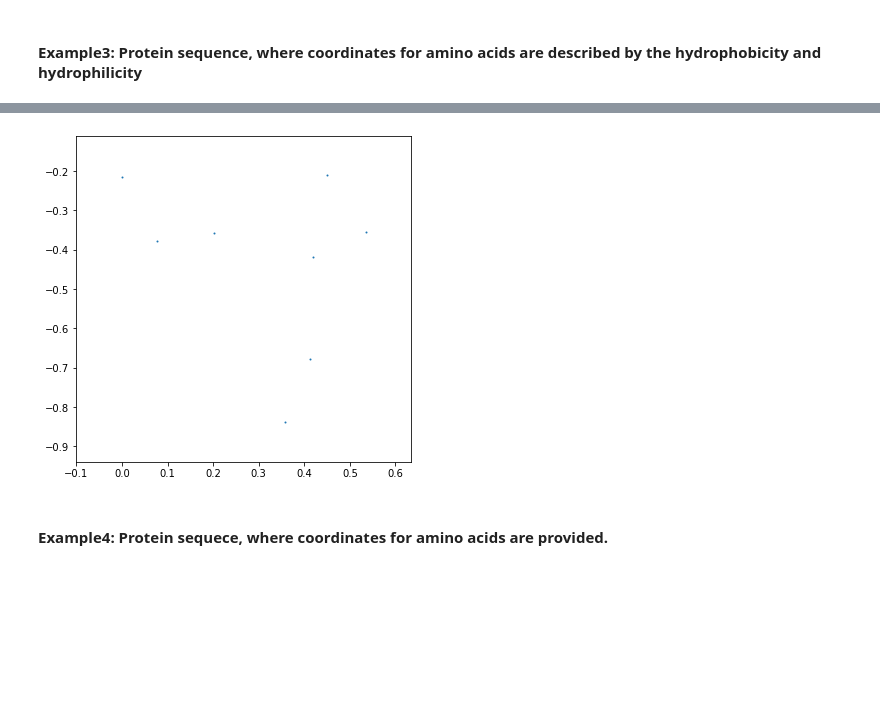
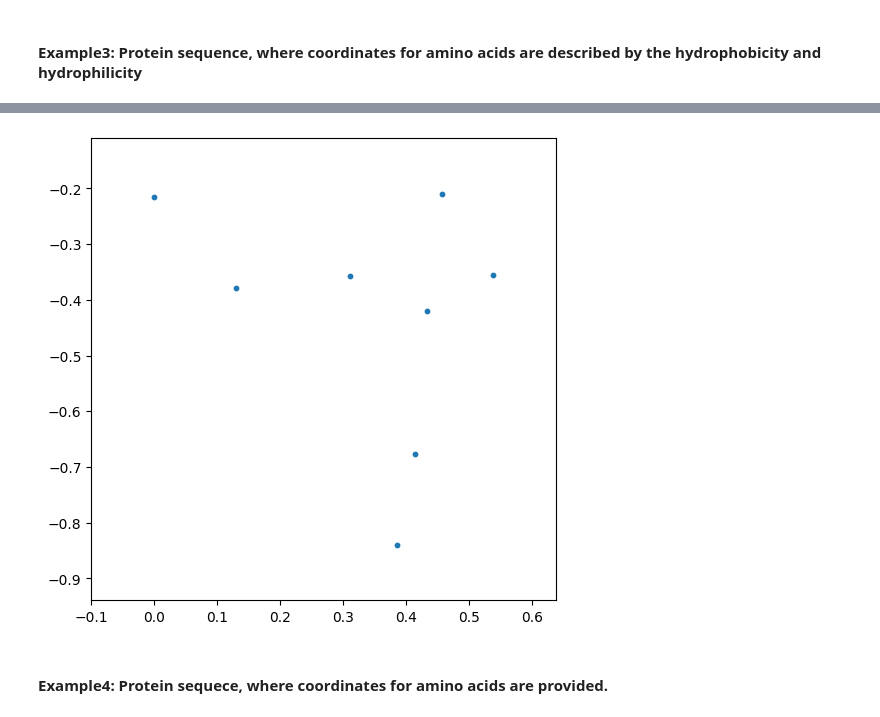
Before and after one commit to adkwazar/CGR, a Jupyter notebook: examples/Examples.ipynb, the cells around one changed output, grey strips where cells are left out. Cells and saved outputs as stored; diff of their text form; code cells hidden in the pictures; blank space fills up the shorter version.

```diff
--- a/examples/Examples.ipynb
+++ b/examples/Examples.ipynb
@@ -65,7 +65,7 @@ print(seq.representation())
 # %%
-seq.plot()
+seq.plot(size = 10)
 # %% [output]
-[figure, old version]
+[figure, new version]
 # %% [markdown]
 <h4> Example4: Protein sequece, where coordinates for amino acids are provided.
 # %%
```
Also changed, not shown: parts of 6 cells of this notebook.
